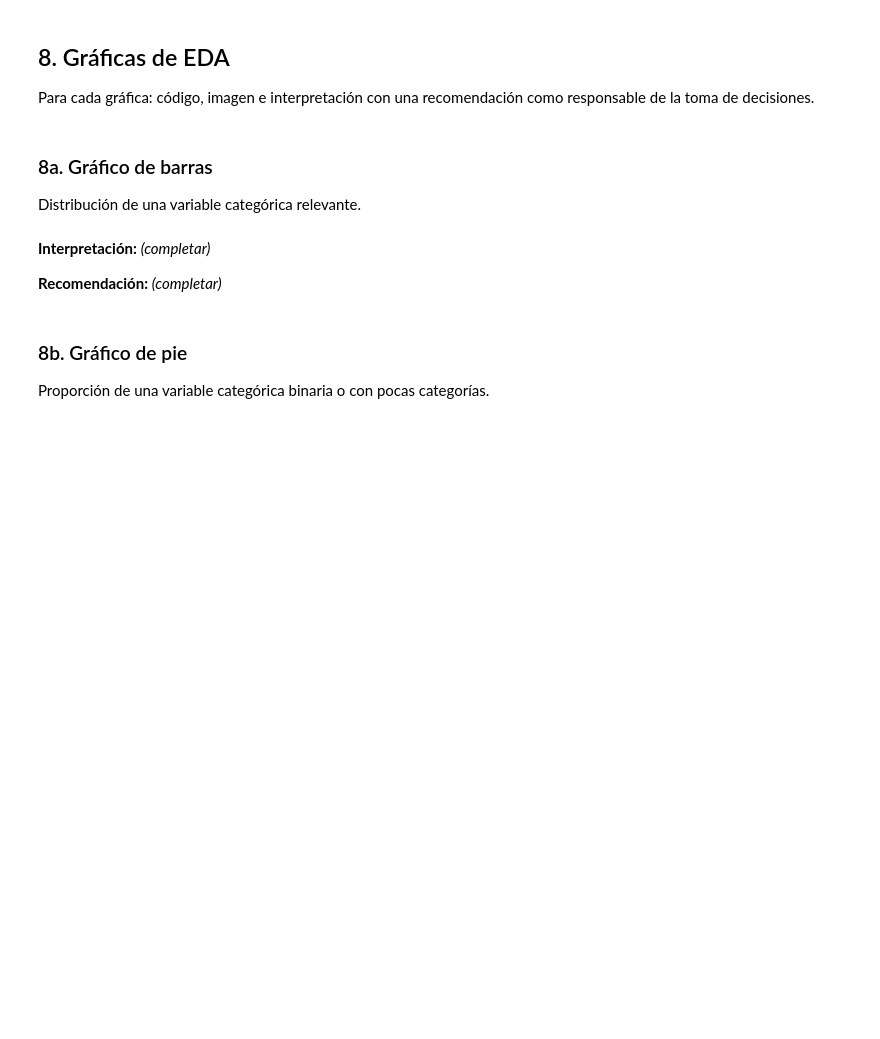
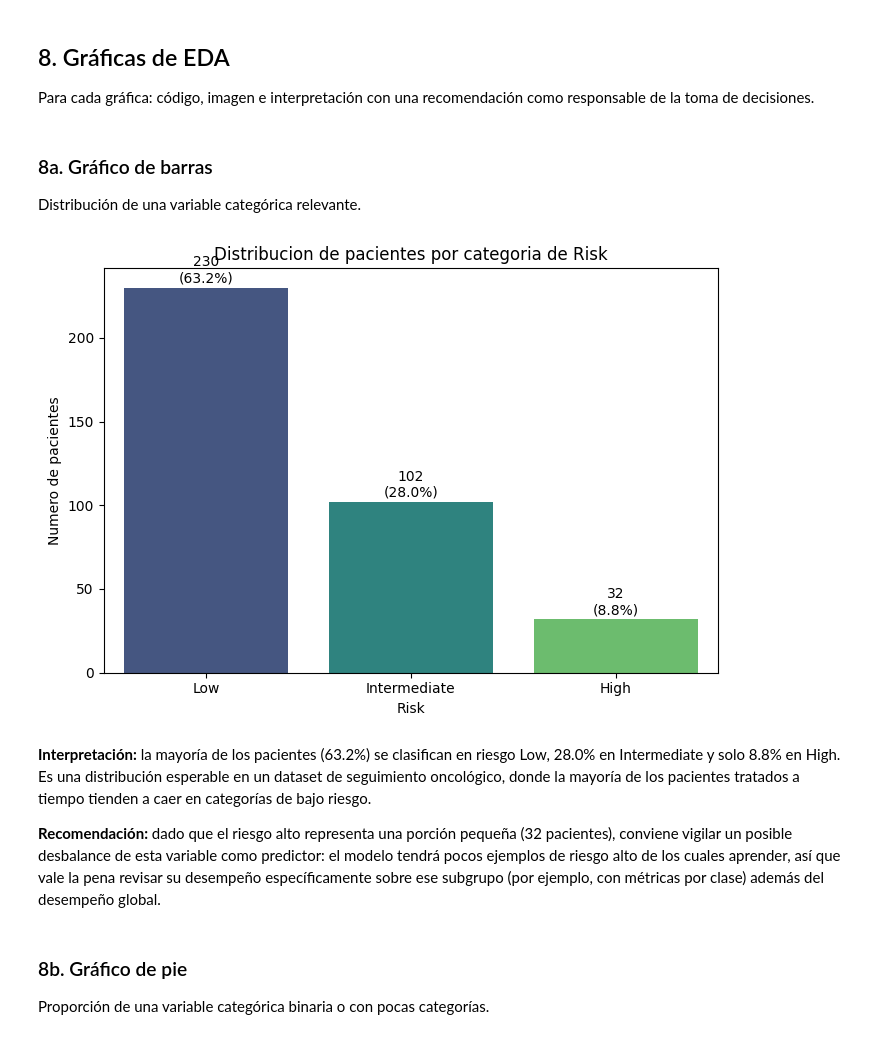
Before and after one commit to Jjes07/FundamentosML-Workshop2, a Jupyter notebook: Clasificación.ipynb, the cells around one changed output. Drawn from its saved outputs; the diff is of its cells as text; code cells hidden in the pictures; blank space fills up the shorter version.

```diff
--- a/Clasificación.ipynb
+++ b/Clasificación.ipynb
@@ -66,5 +84,6 @@ Lea la documentación del dataset y describa el problema de salud que representa
 Cargue el dataset con pandas, muestre `head()`/`tail()`, `.shape` y `.info()`. Construya el diccionario de datos (columna, tipo esperado, significado).
 # %%
 # Carga del dataset:
+df = pd.read_csv('data/Thyroid_Diff.csv')
 # %%
 # head() / tail():
@@ -104,0 +278,9 @@ Identifique y elimine duplicados si existen. Reporte cuántos se eliminaron.
+# %%
+# Eliminacion de duplicados:
+filas_antes = df.shape[0]
+df = df.drop_duplicates().reset_index(drop=True)
+filas_despues = df.shape[0]
+
+print(f'Filas antes: {filas_antes}')
+print(f'Filas despues: {filas_despues}')
+print(f'Duplicados eliminados: {filas_antes - filas_despues}')
@@ -132,10 +430,26 @@ Para cada gráfica: código, imagen e interpretación con una recomendación com
 ### 8a. Gráfico de barras
 
 Distribución de una variable categórica relevante.
+# %%
+# Distribución de pacientes por categoría de Risk:
+plt.figure(figsize=(7,5))
+orden_risk = ['Low', 'Intermediate', 'High']
+sns.countplot(data=df, x='Risk', hue='Risk', order=orden_risk, palette='viridis', legend=False)
+plt.title('Distribucion de pacientes por categoria de Risk')
+plt.xlabel('Risk')
+plt.ylabel('Numero de pacientes')
+for i, cat in enumerate(orden_risk):
+    count = (df['Risk'] == cat).sum()
+    pct = count / len(df) * 100
+    plt.text(i, count + 3, f'{count}\n({pct:.1f}%)', ha='center')
+plt.tight_layout()
+plt.show()
+# %% [output]
+[figure, added]
 # %% [markdown]
-**Interpretación:** *(completar)*
+**Interpretación:** la mayoría de los pacientes (63.2%) se clasifican en riesgo Low, 28.0% en Intermediate y solo 8.8% en High. Es una distribución esperable en un dataset de seguimiento oncológico, donde la mayoría de los pacientes tratados a tiempo tienden a caer en categorías de bajo riesgo.
 
-**Recomendación:** *(completar)*
+**Recomendación:** dado que el riesgo alto representa una porción pequeña (32 pacientes), conviene vigilar un posible desbalance de esta variable como predictor: el modelo tendrá pocos ejemplos de riesgo alto de los cuales aprender, así que vale la pena revisar su desempeño específicamente sobre ese subgrupo (por ejemplo, con métricas por clase) además del desempeño global.
 # %% [markdown]
 ### 8b. Gráfico de pie
 
```
Also changed, not shown: parts of 59 cells of this notebook.
